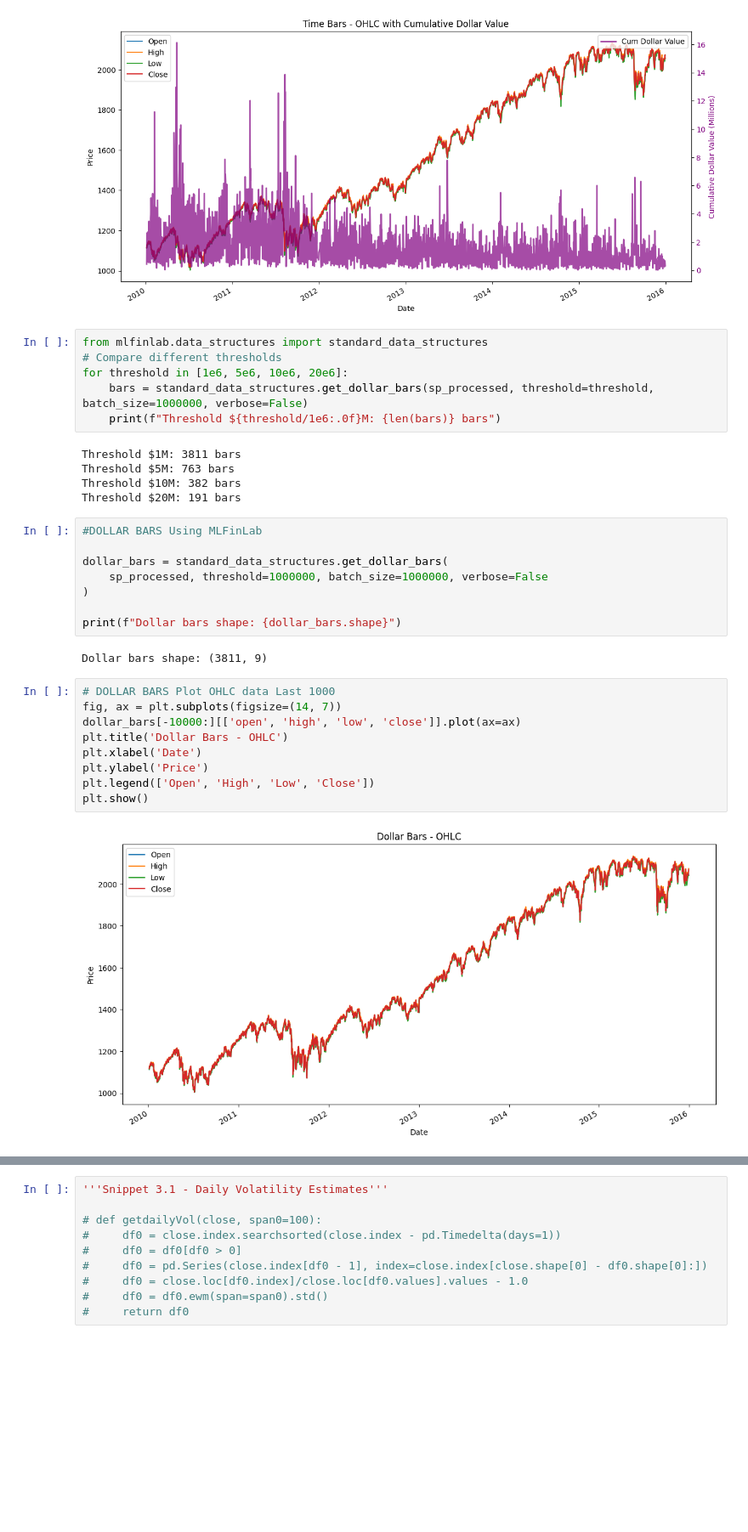
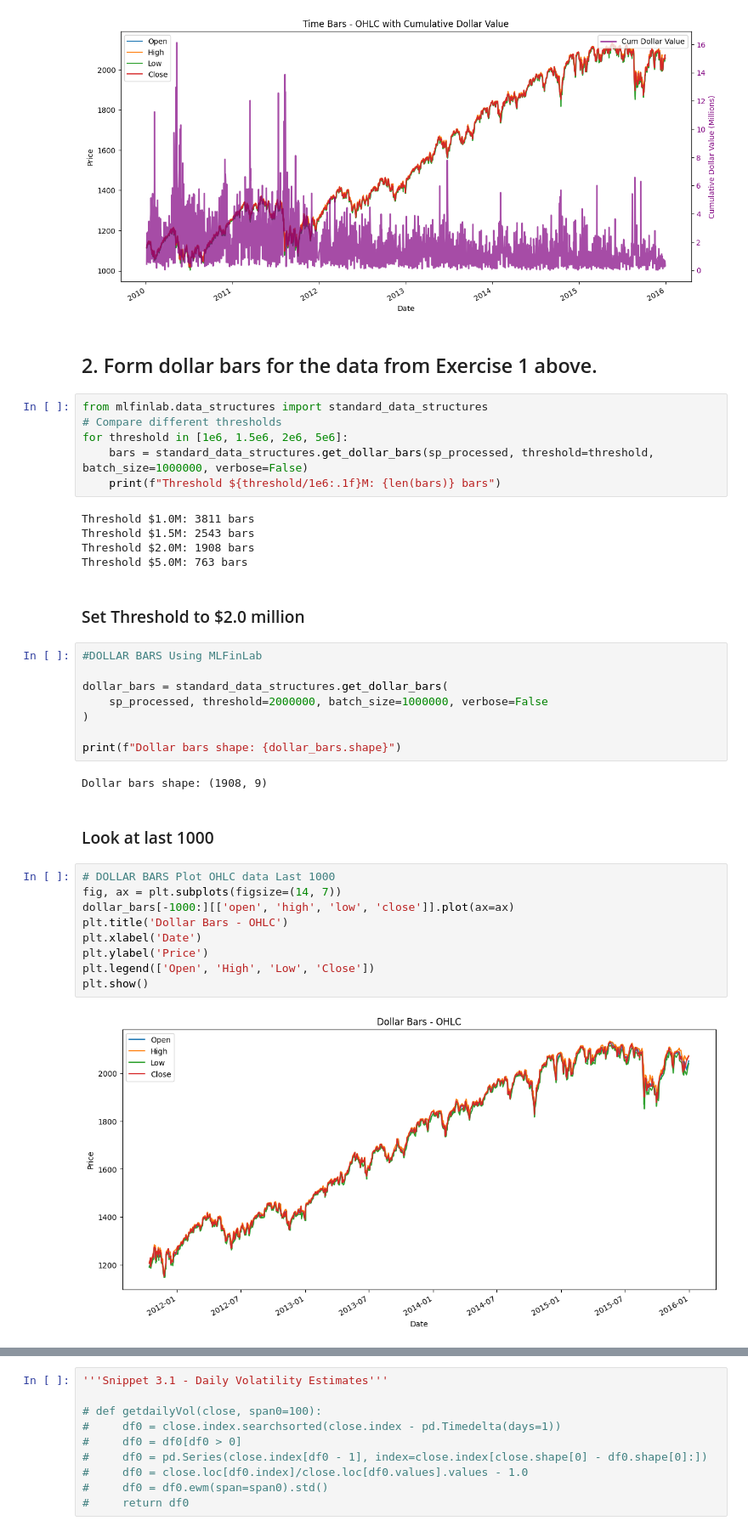
Before and after one commit to McSavage/MLFinLab, a Jupyter notebook: notebooks/FIN221_HW3_SP.ipynb, the cells around one changed output, grey strips where cells are left out. Shown at 85% size. Cells and saved outputs as stored; diff of their text form; blank space fills up the shorter version.

```diff
--- a/notebooks/FIN221_HW3_SP.ipynb
+++ b/notebooks/FIN221_HW3_SP.ipynb
@@ -131,35 +139,41 @@ ax2.legend(loc='upper right')
 plt.show()
 # %% [output]
 [figure]
+# %% [markdown]
+## 2.	Form dollar bars for the data from Exercise 1 above.
 # %%
 from mlfinlab.data_structures import standard_data_structures
 # Compare different thresholds
-for threshold in [1e6, 5e6, 10e6, 20e6]:
+for threshold in [1e6, 1.5e6, 2e6, 5e6]:
     bars = standard_data_structures.get_dollar_bars(sp_processed, threshold=threshold, batch_size=1000000, verbose=False)
-    print(f"Threshold ${threshold/1e6:.0f}M: {len(bars)} bars")
+    print(f"Threshold ${threshold/1e6:.1f}M: {len(bars)} bars")
 # %% [output]
-Threshold $1M: 3811 bars
-Threshold $5M: 763 bars
-Threshold $10M: 382 bars
-Threshold $20M: 191 bars
+Threshold $1.0M: 3811 bars
+Threshold $1.5M: 2543 bars
+Threshold $2.0M: 1908 bars
+Threshold $5.0M: 763 bars
+# %% [markdown]
+### Set Threshold to $2.0 million
 # %%
 #DOLLAR BARS Using MLFinLab
 
 dollar_bars = standard_data_structures.get_dollar_bars(
-    sp_processed, threshold=1000000, batch_size=1000000, verbose=False
+    sp_processed, threshold=2000000, batch_size=1000000, verbose=False
 )
 
 print(f"Dollar bars shape: {dollar_bars.shape}")
 # %% [output]
-Dollar bars shape: (3811, 9)
+Dollar bars shape: (1908, 9)
+# %% [markdown]
+### Look at last 1000
 # %%
 # DOLLAR BARS Plot OHLC data Last 1000
 fig, ax = plt.subplots(figsize=(14, 7))
-dollar_bars[-10000:][['open', 'high', 'low', 'close']].plot(ax=ax)
+dollar_bars[-1000:][['open', 'high', 'low', 'close']].plot(ax=ax)
 plt.title('Dollar Bars - OHLC')
 plt.xlabel('Date')
 plt.ylabel('Price')
 plt.legend(['Open', 'High', 'Low', 'Close'])
 plt.show()
 # %% [output]
-[figure, old version]
+[figure, new version]
```
Also changed, not shown: parts of 25 cells of this notebook.
